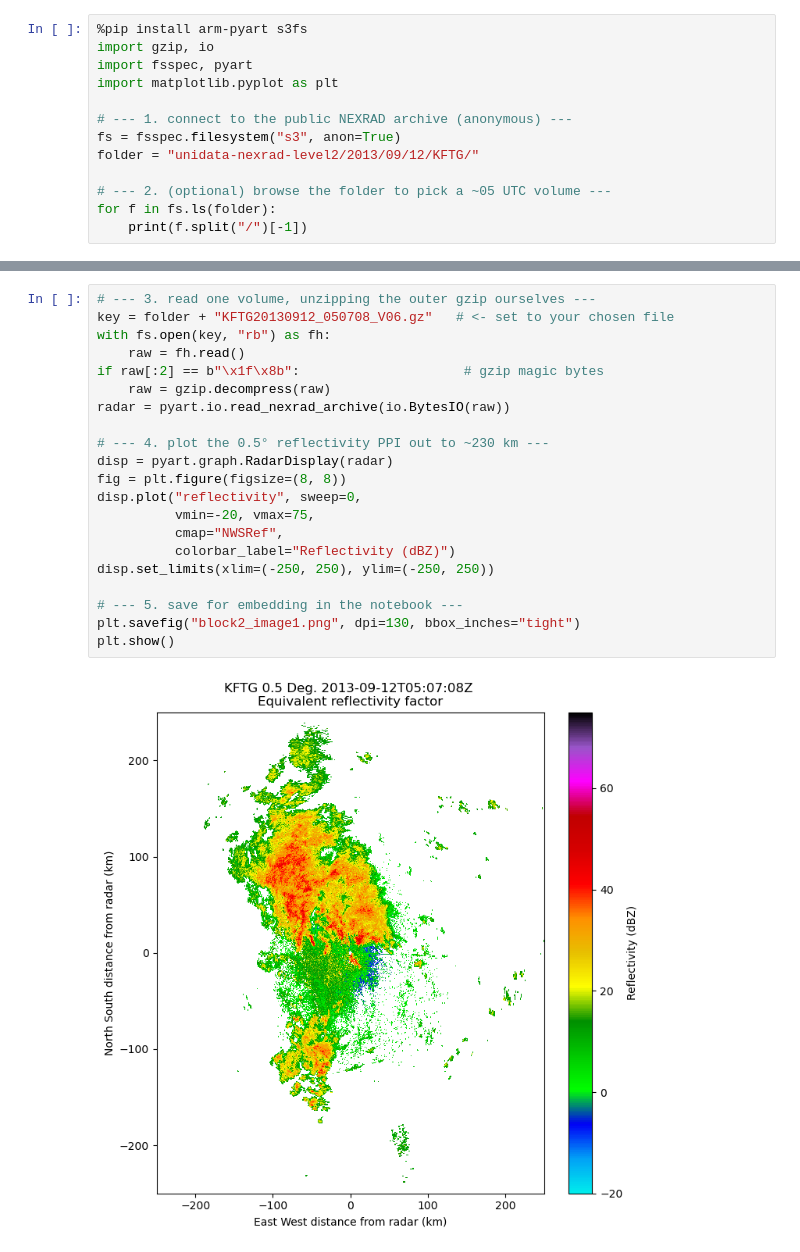
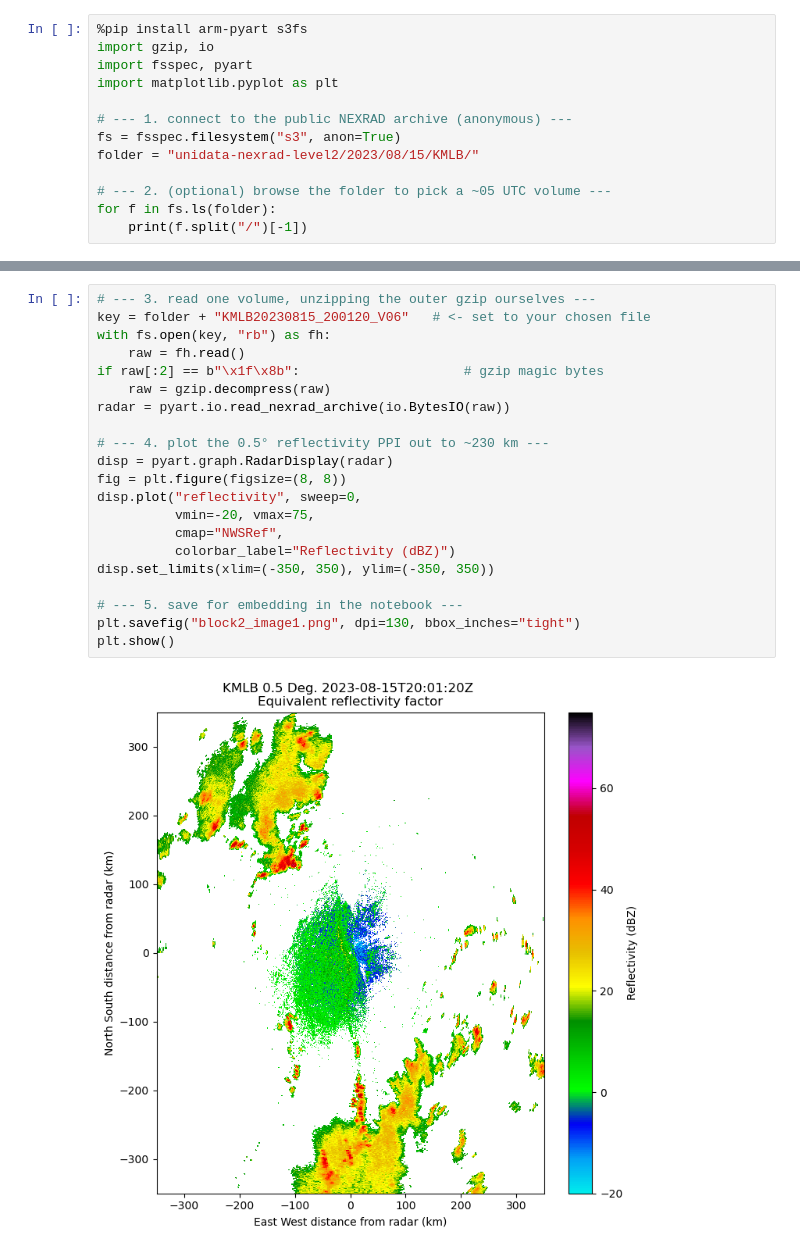
Before and after one commit to sebastiantorr/Clouds4Africa, a Jupyter notebook: content/grabnexradimage.ipynb, the cells around one changed output, grey strips where cells are left out. Cells and saved outputs as stored; diff of their text form.

Commit message:
block2 image

```diff
--- a/content/grabnexradimage.ipynb
+++ b/content/grabnexradimage.ipynb
@@ -6,7 +6,7 @@ import matplotlib.pyplot as plt
 
 # --- 1. connect to the public NEXRAD archive (anonymous) ---
 fs = fsspec.filesystem("s3", anon=True)
-folder = "unidata-nexrad-level2/2013/09/12/KFTG/"
+folder = "unidata-nexrad-level2/2023/08/15/KMLB/"
 
 # --- 2. (optional) browse the folder to pick a ~05 UTC volume ---
 for f in fs.ls(folder):
@@ -14,23 +32,23 @@ for f in fs.ls(folder):
 # %%
 # --- 3. read one volume, unzipping the outer gzip ourselves ---
-key = folder + "KFTG20130912_050708_V06.gz"   # <- set to your chosen file
+key = folder + "KMLB20230815_200120_V06"   # <- set to your chosen file
 with fs.open(key, "rb") as fh:
     raw = fh.read()
 if raw[:2] == b"\x1f\x8b":                     # gzip magic bytes
     raw = gzip.decompress(raw)
 radar = pyart.io.read_nexrad_archive(io.BytesIO(raw))
 
 # --- 4. plot the 0.5° reflectivity PPI out to ~230 km ---
 disp = pyart.graph.RadarDisplay(radar)
 fig = plt.figure(figsize=(8, 8))
 disp.plot("reflectivity", sweep=0,
           vmin=-20, vmax=75,
           cmap="NWSRef",
           colorbar_label="Reflectivity (dBZ)")
-disp.set_limits(xlim=(-250, 250), ylim=(-250, 250))
+disp.set_limits(xlim=(-350, 350), ylim=(-350, 350))
 
 # --- 5. save for embedding in the notebook ---
 plt.savefig("block2_image1.png", dpi=130, bbox_inches="tight")
 plt.show()
 # %% [output]
-[figure, old version]
+[figure, new version]
```
Also changed, not shown: parts of 1 cell of this notebook, 2 other files.
